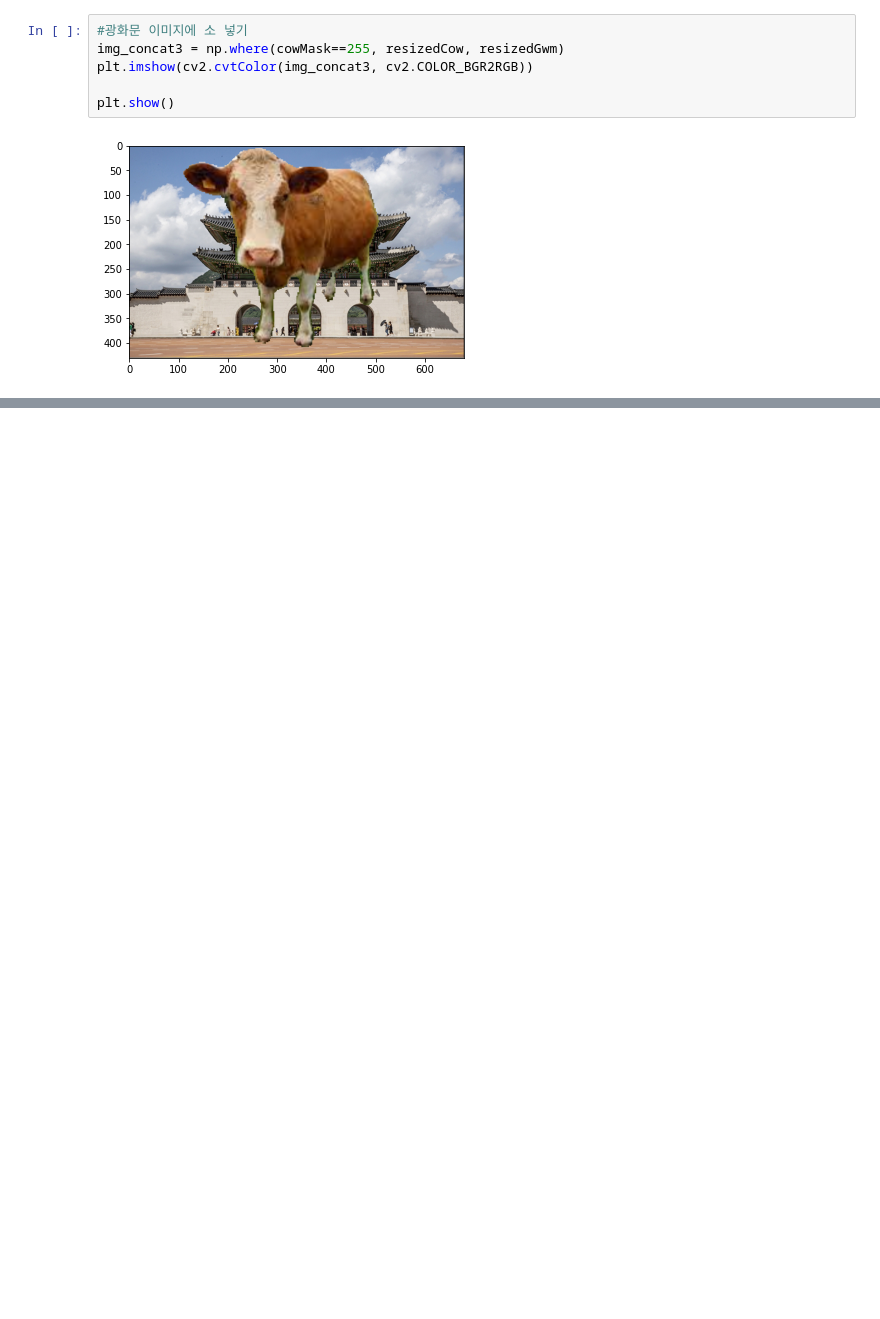
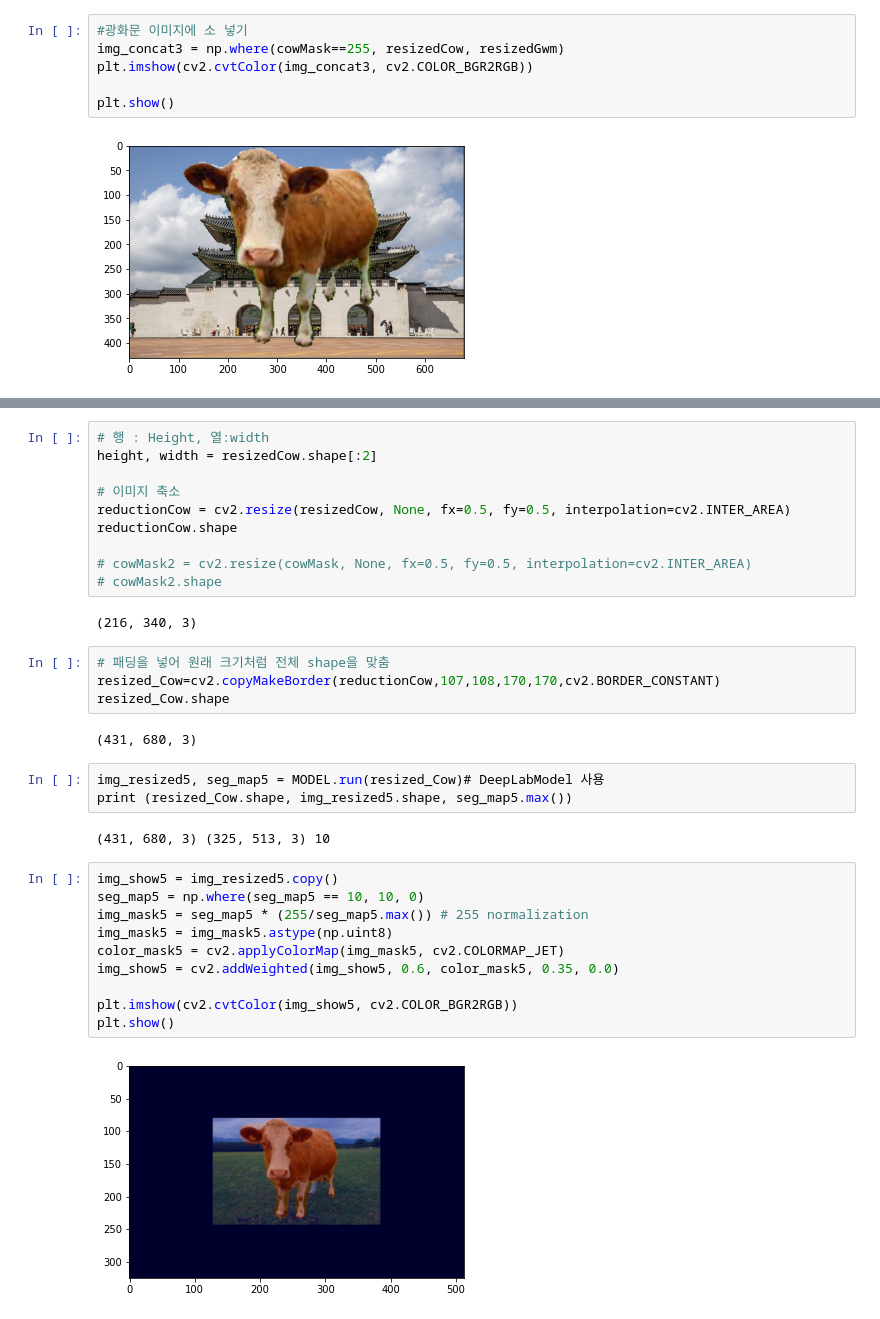
Before and after one commit to cosmic4dev/modulab, a Jupyter notebook: [E-08]FocusingFace.ipynb, the cells around one changed output, grey strips where cells are left out. Saved outputs shown, nothing was run; the diff lists cells and outputs as text; blank space fills up the shorter version.

```diff
--- a/[E-08]FocusingFace.ipynb
+++ b/[E-08]FocusingFace.ipynb
@@ -338,0 +342,35 @@ resized = cv2.resize(resizedCow, dim, interpolation = cv2.INTER_LINEAR)
+# %%
+# 행 : Height, 열:width
+height, width = resizedCow.shape[:2]
+
+# 이미지 축소
+reductionCow = cv2.resize(resizedCow, None, fx=0.5, fy=0.5, interpolation=cv2.INTER_AREA)
+reductionCow.shape
+
+# cowMask2 = cv2.resize(cowMask, None, fx=0.5, fy=0.5, interpolation=cv2.INTER_AREA)
+# cowMask2.shape
+# %% [output]
+(216, 340, 3)
+# %%
+# 패딩을 넣어 원래 크기처럼 전체 shape을 맞춤
+resized_Cow=cv2.copyMakeBorder(reductionCow,107,108,170,170,cv2.BORDER_CONSTANT)
+resized_Cow.shape
+# %% [output]
+(431, 680, 3)
+# %%
+img_resized5, seg_map5 = MODEL.run(resized_Cow)# DeepLabModel 사용
+print (resized_Cow.shape, img_resized5.shape, seg_map5.max())
+# %% [output]
+(431, 680, 3) (325, 513, 3) 10
+# %%
+img_show5 = img_resized5.copy()
+seg_map5 = np.where(seg_map5 == 10, 10, 0)
+img_mask5 = seg_map5 * (255/seg_map5.max()) # 255 normalization
+img_mask5 = img_mask5.astype(np.uint8)
+color_mask5 = cv2.applyColorMap(img_mask5, cv2.COLORMAP_JET)
+img_show5 = cv2.addWeighted(img_show5, 0.6, color_mask5, 0.35, 0.0)
+
+plt.imshow(cv2.cvtColor(img_show5, cv2.COLOR_BGR2RGB))
+plt.show()
+# %% [output]
+[figure, added]
```
Also changed, not shown: parts of 9 cells of this notebook.
